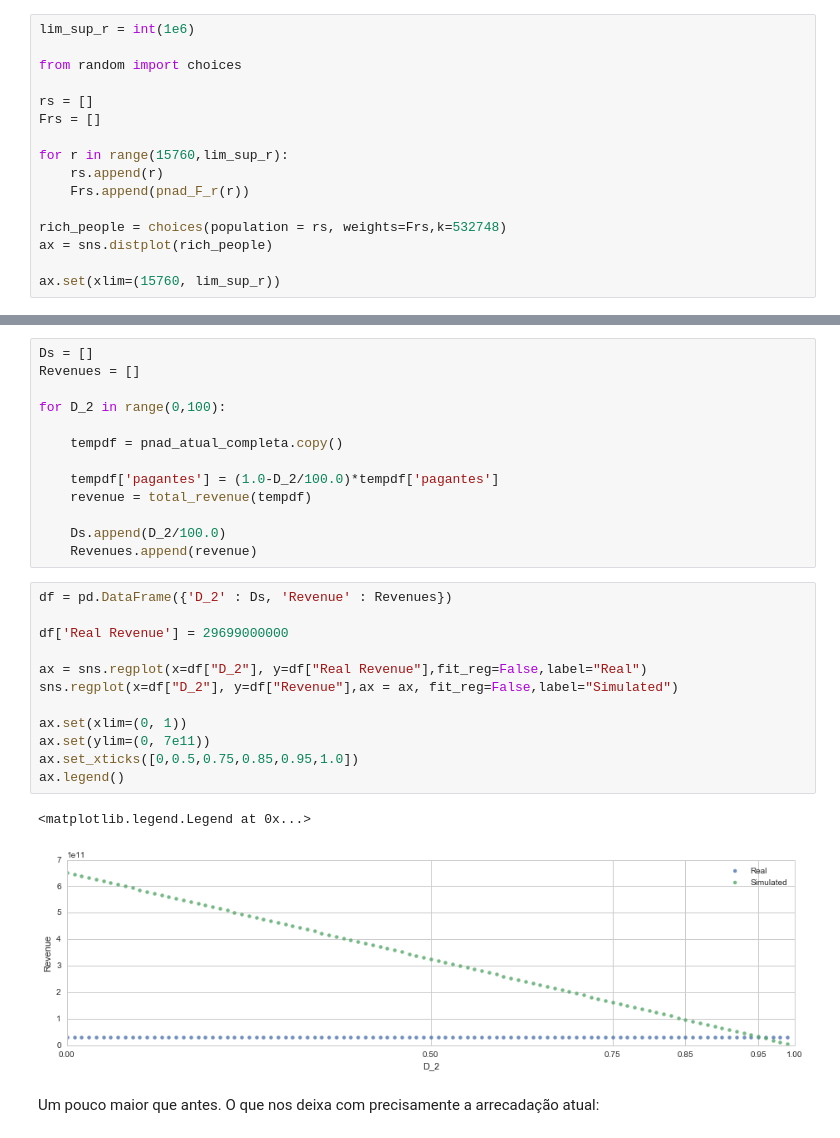
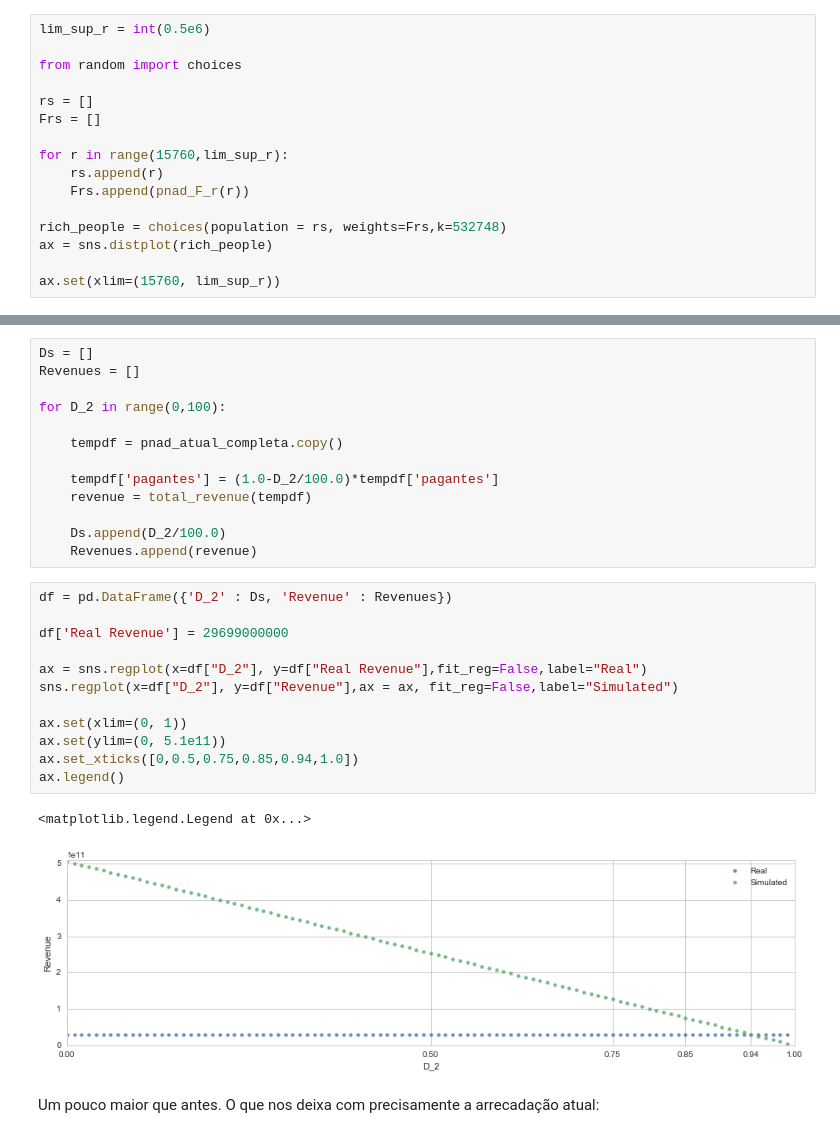
Before and after one commit to hugolouzada/TaxBracketBr, a Jupyter notebook: NewTaxBrackets.ipynb, the cells around one changed output, grey strips where cells are left out. Saved outputs shown, nothing was run; the diff lists cells and outputs as text.

```diff
--- a/NewTaxBrackets.ipynb
+++ b/NewTaxBrackets.ipynb
@@ -430,5 +447,5 @@ Prosseguindo, vamos simular a renda das cerca de 500mil pessoas da última faixa
 # %%
-lim_sup_r = int(1e6)
+lim_sup_r = int(0.5e6)
 
 from random import choices
 
@@ -478,18 +495,18 @@ for D_2 in range(0,100):
 # %%
 df = pd.DataFrame({'D_2' : Ds, 'Revenue' : Revenues})
 
 df['Real Revenue'] = 29699000000
 
 ax = sns.regplot(x=df["D_2"], y=df["Real Revenue"],fit_reg=False,label="Real")
 sns.regplot(x=df["D_2"], y=df["Revenue"],ax = ax, fit_reg=False,label="Simulated")
 
 ax.set(xlim=(0, 1))
-ax.set(ylim=(0, 7e11))
-ax.set_xticks([0,0.5,0.75,0.85,0.95,1.0])
+ax.set(ylim=(0, 5.1e11))
+ax.set_xticks([0,0.5,0.75,0.85,0.94,1.0])
 ax.legend()
 # %% [output]
 <matplotlib.legend.Legend at 0x...>
-[figure, old version]
+[figure, new version]
 # %% [markdown]
 Um pouco maior que antes. O que nos deixa com precisamente a arrecadação atual:
 # %%
```
Also changed, not shown: parts of 23 cells of this notebook, 2 other files.
